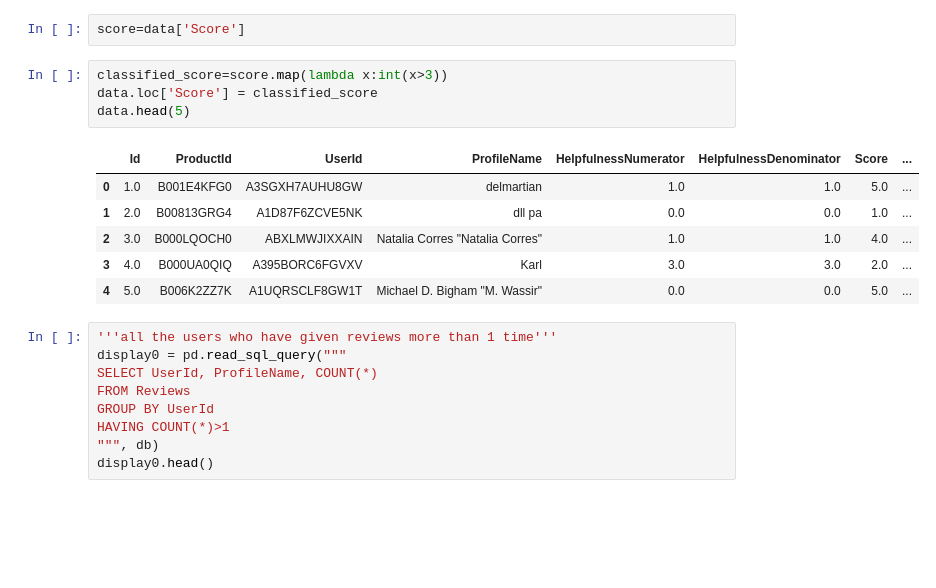
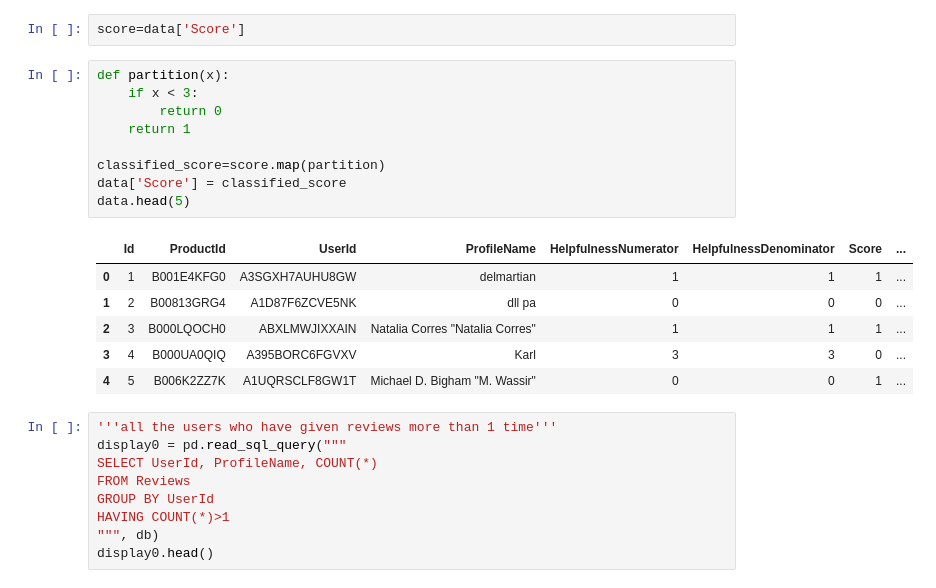
Before and after one commit to iamsims/PracticalAI, a Jupyter notebook: Notebooks/Text Preprocessing and Featurization.ipynb, the cells around one changed output. Cells and saved outputs as stored; diff of their text form; blank space fills up the shorter version.

```diff
--- a/Notebooks/Text Preprocessing and Featurization.ipynb
+++ b/Notebooks/Text Preprocessing and Featurization.ipynb
@@ -17,16 +17,21 @@ Index(['Id', 'ProductId', 'UserId', 'ProfileName', 'HelpfulnessNumerator',
 # %%
 score=data['Score']
 # %%
-classified_score=score.map(lambda x:int(x>3))
-data.loc['Score'] = classified_score
+def partition(x):
+    if x < 3:
+        return 0
+    return 1
+
+classified_score=score.map(partition)
+data['Score'] = classified_score
 data.head(5)
 # %% [output]
 |  | Id | ProductId | UserId | ProfileName | HelpfulnessNumerator | HelpfulnessDenominator | Score | ... |
-| 0 | 1.0 | B001E4KFG0 | A3SGXH7AUHU8GW | delmartian | 1.0 | 1.0 | 5.0 | ... |
-| 1 | 2.0 | B00813GRG4 | A1D87F6ZCVE5NK | dll pa | 0.0 | 0.0 | 1.0 | ... |
-| 2 | 3.0 | B000LQOCH0 | ABXLMWJIXXAIN | Natalia Corres "Natalia Corres" | 1.0 | 1.0 | 4.0 | ... |
-| 3 | 4.0 | B000UA0QIQ | A395BORC6FGVXV | Karl | 3.0 | 3.0 | 2.0 | ... |
-| 4 | 5.0 | B006K2ZZ7K | A1UQRSCLF8GW1T | Michael D. Bigham "M. Wassir" | 0.0 | 0.0 | 5.0 | ... |
+| 0 | 1 | B001E4KFG0 | A3SGXH7AUHU8GW | delmartian | 1 | 1 | 1 | ... |
+| 1 | 2 | B00813GRG4 | A1D87F6ZCVE5NK | dll pa | 0 | 0 | 0 | ... |
+| 2 | 3 | B000LQOCH0 | ABXLMWJIXXAIN | Natalia Corres "Natalia Corres" | 1 | 1 | 1 | ... |
+| 3 | 4 | B000UA0QIQ | A395BORC6FGVXV | Karl | 3 | 3 | 0 | ... |
+| 4 | 5 | B006K2ZZ7K | A1UQRSCLF8GW1T | Michael D. Bigham "M. Wassir" | 0 | 0 | 1 | ... |
 # %%
 '''all the users who have given reviews more than 1 time'''
 display0 = pd.read_sql_query("""
```
Also changed, not shown: parts of 45 cells of this notebook, 2 other files.
